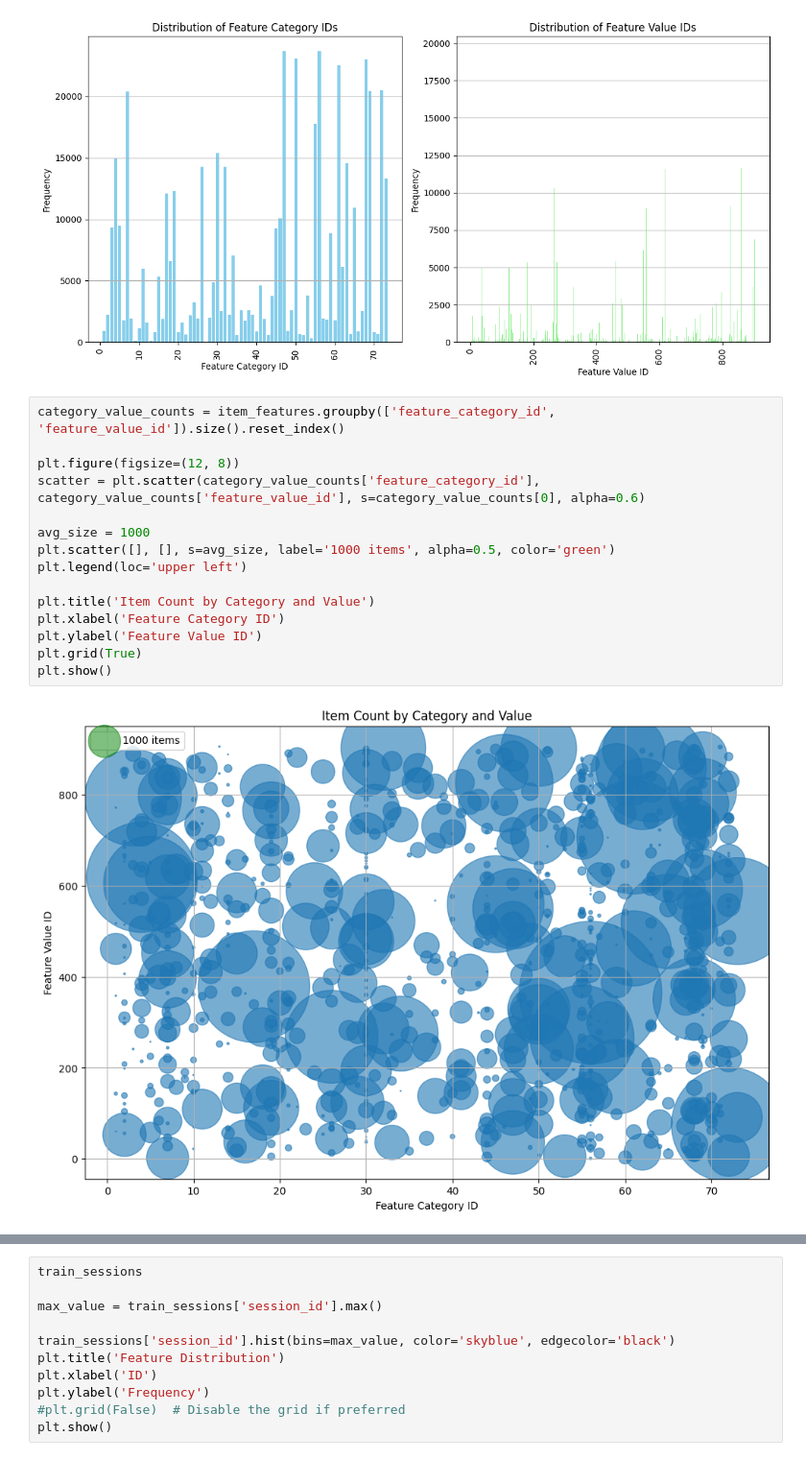
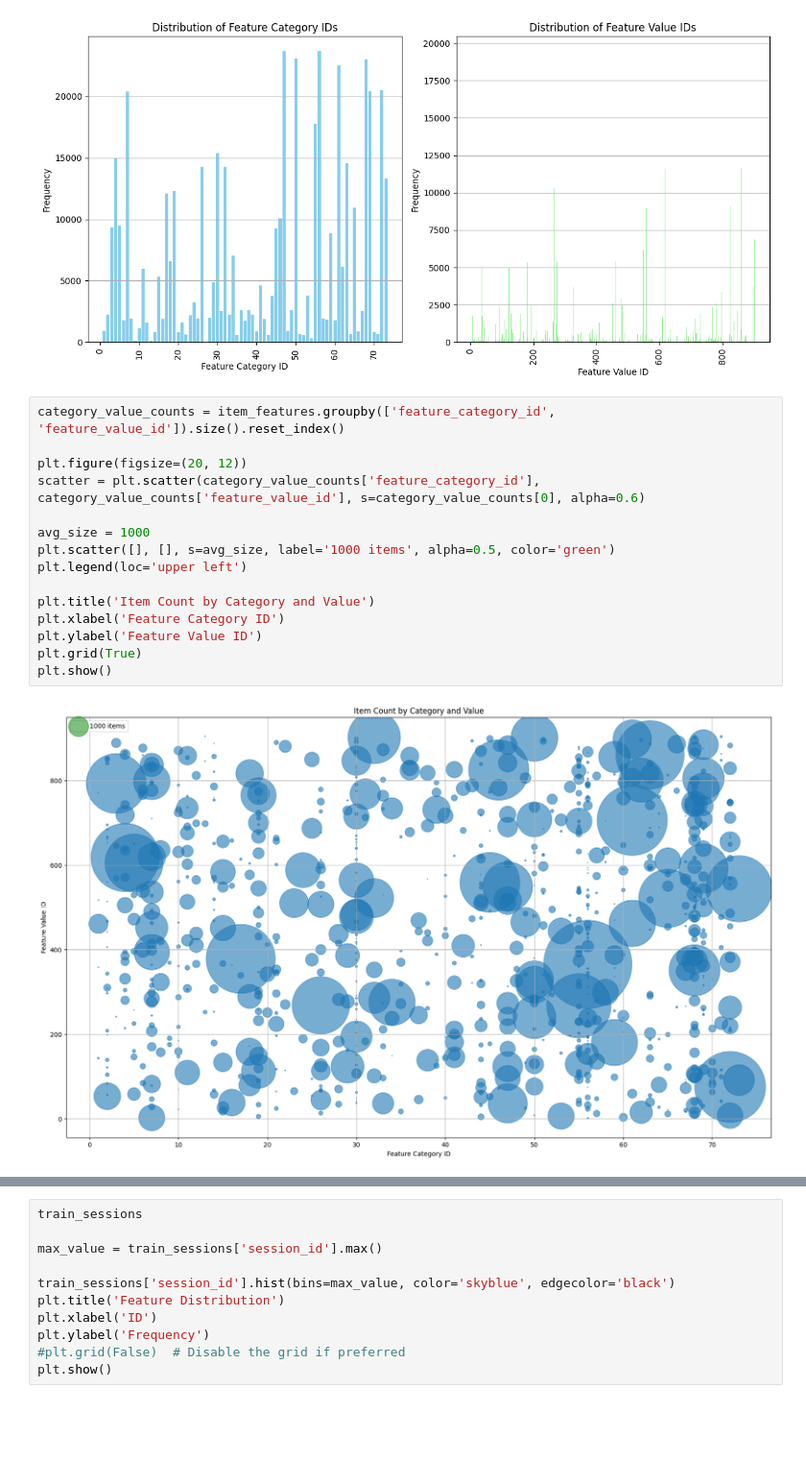
Before and after one commit to AdamVinestock/Recommendation-Systems-RecSys-2022, a Jupyter notebook: Recsys2022_EDA.ipynb, the cells around one changed output, grey strips where cells are left out. Shown at 96% size. Cells and saved outputs as stored; diff of their text form; blank space fills up the shorter version.

```diff
--- a/Recsys2022_EDA.ipynb
+++ b/Recsys2022_EDA.ipynb
@@ -223,18 +231,18 @@ Number of unique feature values: 890
 # %%
 category_value_counts = item_features.groupby(['feature_category_id', 'feature_value_id']).size().reset_index()
 
-plt.figure(figsize=(12, 8))
+plt.figure(figsize=(20, 12))
 scatter = plt.scatter(category_value_counts['feature_category_id'], category_value_counts['feature_value_id'], s=category_value_counts[0], alpha=0.6)
 
 avg_size = 1000
 plt.scatter([], [], s=avg_size, label='1000 items', alpha=0.5, color='green')
 plt.legend(loc='upper left')
 
 plt.title('Item Count by Category and Value')
 plt.xlabel('Feature Category ID')
 plt.ylabel('Feature Value ID')
 plt.grid(True)
 plt.show()
 # %% [output]
-[figure, old version]
+[figure, new version]
 # %%
```
Also changed, not shown: parts of 6 cells of this notebook.
